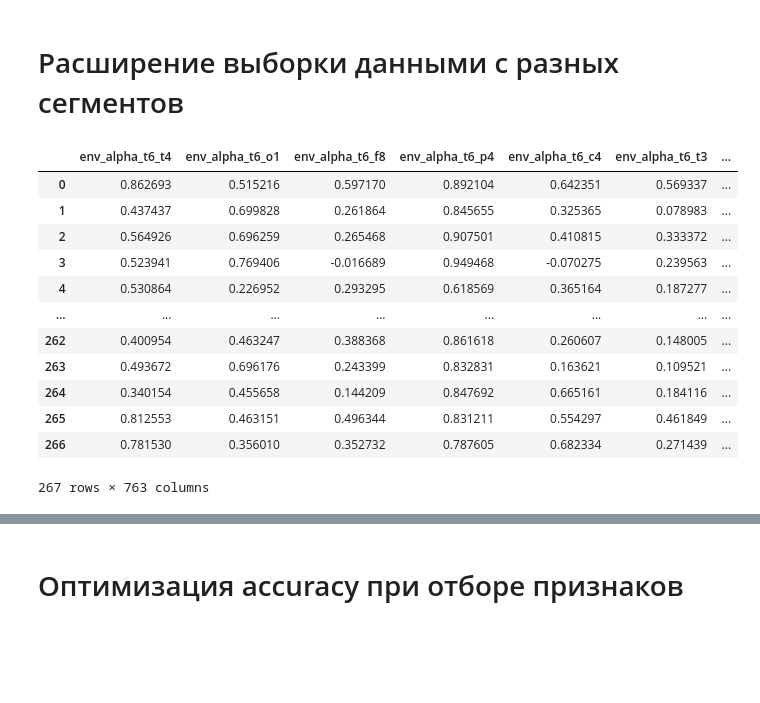
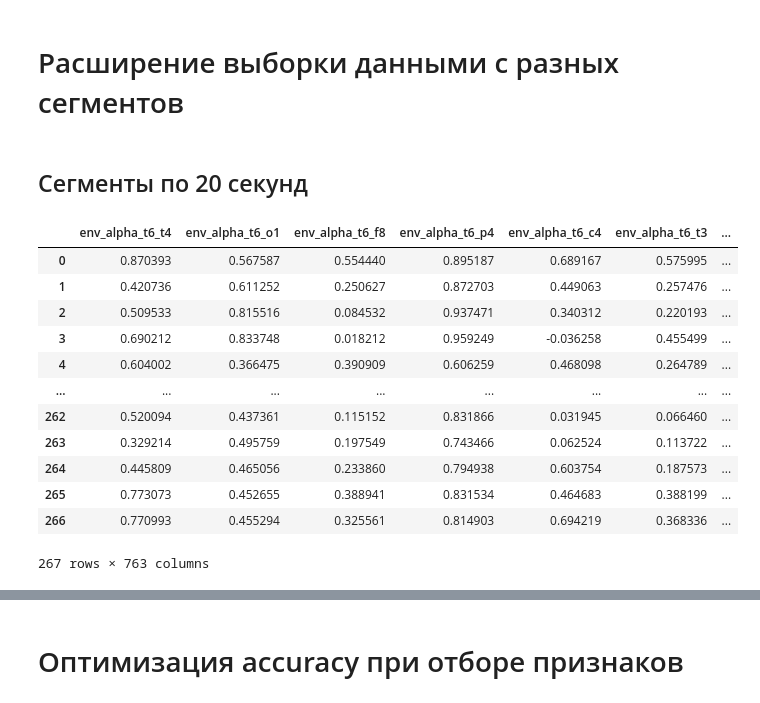
Before and after one commit to ledovsky/eeg-research, a Jupyter notebook: validation_experiments/201022 - Train test features research.ipynb, the cells around one changed output, grey strips where cells are left out. Drawn from its saved outputs; the diff is of its cells as text; code cells hidden in the pictures; blank space fills up the shorter version.

```diff
--- a/validation_experiments/201022 - Train test features research.ipynb
+++ b/validation_experiments/201022 - Train test features research.ipynb
@@ -44,10 +44,10 @@ def plot_hist(scores):
 # %% [markdown]
 # Проверка признаков на отложенной выборке
 # %%
-dir = '60s_0_0_60'
-df = get_merged_df(base_path/dir, feature_methods)
+dir_60 = '60s_0_0_60'
+df_60 = get_merged_df(base_path/dir_60, feature_methods)
 features = list(df.columns.difference(['fn', 'target']))
-df
+df_60
 # %% [output]
 |  | env_alpha_t6_t4 | env_alpha_t6_o1 | env_alpha_t6_f8 | env_alpha_t6_p4 | env_alpha_t6_c4 | env_alpha_t6_t3 | ... |
 | 0 | 0.862693 | 0.515216 | 0.597170 | 0.892104 | 0.642351 | 0.569337 | ... |
@@ -95,21 +101,26 @@ plot_hist(scores_30)
 [drawing not drawn]
 # %% [markdown]
 # Расширение выборки данными с разных сегментов
+# %% [markdown]
+## Сегменты по 20 секунд
+# %%
+dirs = ('20s_0_0_20', '20s_0_20_40', '20s_0_40_60')
+dfs = [get_merged_df(base_path/dir, feature_methods) for dir in dirs]
 # %%
-df_combined = merge_segment_dfs([df, df_10, df_20])
+df_combined = merge_segment_dfs(dfs)
 df_combined
 # %% [output]
 |  | env_alpha_t6_t4 | env_alpha_t6_o1 | env_alpha_t6_f8 | env_alpha_t6_p4 | env_alpha_t6_c4 | env_alpha_t6_t3 | ... |
-| 0 | 0.862693 | 0.515216 | 0.597170 | 0.892104 | 0.642351 | 0.569337 | ... |
-| 1 | 0.437437 | 0.699828 | 0.261864 | 0.845655 | 0.325365 | 0.078983 | ... |
-| 2 | 0.564926 | 0.696259 | 0.265468 | 0.907501 | 0.410815 | 0.333372 | ... |
-| 3 | 0.523941 | 0.769406 | -0.016689 | 0.949468 | -0.070275 | 0.239563 | ... |
-| 4 | 0.530864 | 0.226952 | 0.293295 | 0.618569 | 0.365164 | 0.187277 | ... |
+| 0 | 0.870393 | 0.567587 | 0.554440 | 0.895187 | 0.689167 | 0.575995 | ... |
+| 1 | 0.420736 | 0.611252 | 0.250627 | 0.872703 | 0.449063 | 0.257476 | ... |
+| 2 | 0.509533 | 0.815516 | 0.084532 | 0.937471 | 0.340312 | 0.220193 | ... |
+| 3 | 0.690212 | 0.833748 | 0.018212 | 0.959249 | -0.036258 | 0.455499 | ... |
+| 4 | 0.604002 | 0.366475 | 0.390909 | 0.606259 | 0.468098 | 0.264789 | ... |
 | ... | ... | ... | ... | ... | ... | ... | ... |
-| 262 | 0.400954 | 0.463247 | 0.388368 | 0.861618 | 0.260607 | 0.148005 | ... |
-| 263 | 0.493672 | 0.696176 | 0.243399 | 0.832831 | 0.163621 | 0.109521 | ... |
-| 264 | 0.340154 | 0.455658 | 0.144209 | 0.847692 | 0.665161 | 0.184116 | ... |
-| 265 | 0.812553 | 0.463151 | 0.496344 | 0.831211 | 0.554297 | 0.461849 | ... |
-| 266 | 0.781530 | 0.356010 | 0.352732 | 0.787605 | 0.682334 | 0.271439 | ... |
+| 262 | 0.520094 | 0.437361 | 0.115152 | 0.831866 | 0.031945 | 0.066460 | ... |
+| 263 | 0.329214 | 0.495759 | 0.197549 | 0.743466 | 0.062524 | 0.113722 | ... |
+| 264 | 0.445809 | 0.465056 | 0.233860 | 0.794938 | 0.603754 | 0.187573 | ... |
+| 265 | 0.773073 | 0.452655 | 0.388941 | 0.831534 | 0.464683 | 0.388199 | ... |
+| 266 | 0.770993 | 0.455294 | 0.325561 | 0.814903 | 0.694219 | 0.368336 | ... |
 267 rows × 763 columns
 # %%
```
Also changed, not shown: parts of 12 cells of this notebook, 2 other files.
